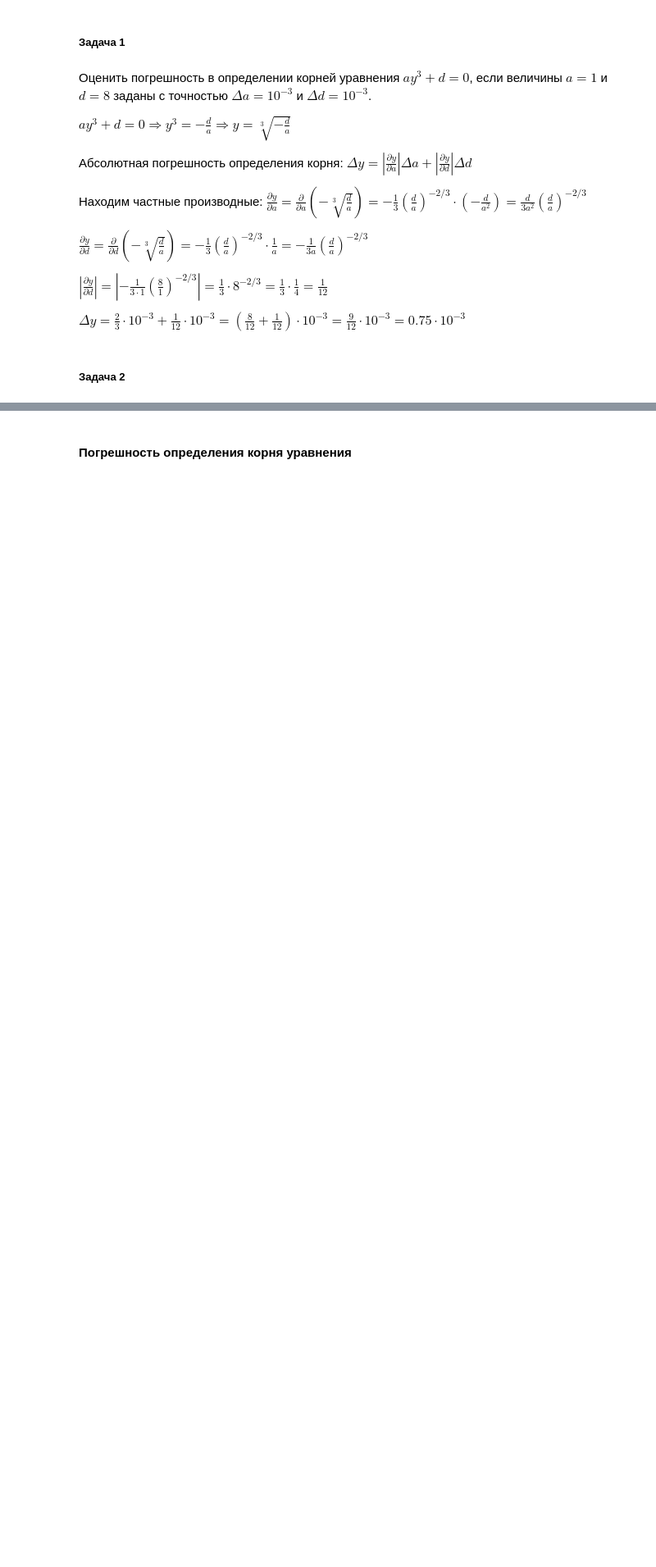
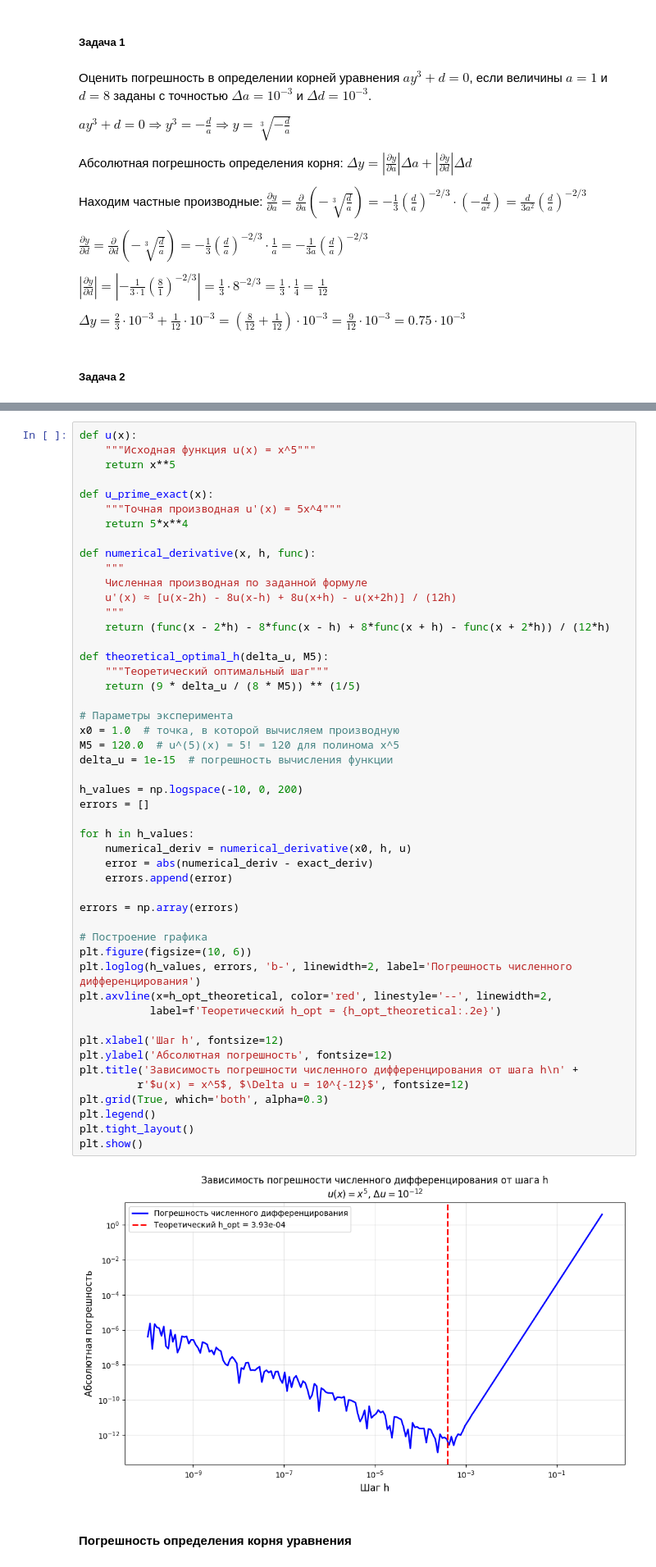
Before and after one commit to averageX56/vichmaty, a Jupyter notebook: Дз 1.ipynb, the cells around one changed output, grey strips where cells are left out. Shown: that part at 82% size. Cells and saved outputs as stored; diff of their text form; blank space fills up the shorter version.

```diff
--- a/Дз 1.ipynb
+++ b/Дз 1.ipynb
@@ -153,6 +153,57 @@ $h_{\text{opt}} = \left( \frac{9\Delta u}{8M_5} \right)^{1/5}$
 Ответ:
 - Порядок аппроксимации: $O(h^4)$
 - Оптимальный шаг: $h_{\text{opt}} = \left( \frac{9\Delta u}{8 M_5} \right)^{1/5}$
+# %%
+def u(x):
+    """Исходная функция u(x) = x^5"""
+    return x**5
+
+def u_prime_exact(x):
+    """Точная производная u'(x) = 5x^4"""
+    return 5*x**4
+
+def numerical_derivative(x, h, func):
+    """
+    Численная производная по заданной формуле
+    u'(x) ≈ [u(x-2h) - 8u(x-h) + 8u(x+h) - u(x+2h)] / (12h)
+    """
+    return (func(x - 2*h) - 8*func(x - h) + 8*func(x + h) - func(x + 2*h)) / (12*h)
+
+def theoretical_optimal_h(delta_u, M5):
+    """Теоретический оптимальный шаг"""
+    return (9 * delta_u / (8 * M5)) ** (1/5)
+
+# Параметры эксперимента
+x0 = 1.0  # точка, в которой вычисляем производную
+M5 = 120.0  # u^(5)(x) = 5! = 120 для полинома x^5
+delta_u = 1e-15  # погрешность вычисления функции
+
+h_values = np.logspace(-10, 0, 200)
+errors = []
+
+for h in h_values:
+    numerical_deriv = numerical_derivative(x0, h, u)
+    error = abs(numerical_deriv - exact_deriv)
+    errors.append(error)
+
+errors = np.array(errors)
+
+# Построение графика
+plt.figure(figsize=(10, 6))
+plt.loglog(h_values, errors, 'b-', linewidth=2, label='Погрешность численного дифференцирования')
+plt.axvline(x=h_opt_theoretical, color='red', linestyle='--', linewidth=2,
+           label=f'Теоретический h_opt = {h_opt_theoretical:.2e}')
+
+plt.xlabel('Шаг h', fontsize=12)
+plt.ylabel('Абсолютная погрешность', fontsize=12)
+plt.title('Зависимость погрешности численного дифференцирования от шага h\n' +
+         r'$u(x) = x^5$, $\Delta u = 10^{-12}$', fontsize=12)
+plt.grid(True, which='both', alpha=0.3)
+plt.legend()
+plt.tight_layout()
+plt.show()
+# %% [output]
+[figure, added]
 # %% [markdown]
 #### Погрешность определения корня уравнения
 # %% [markdown]
```
Also changed, not shown: parts of 11 cells of this notebook, 2 other files.
